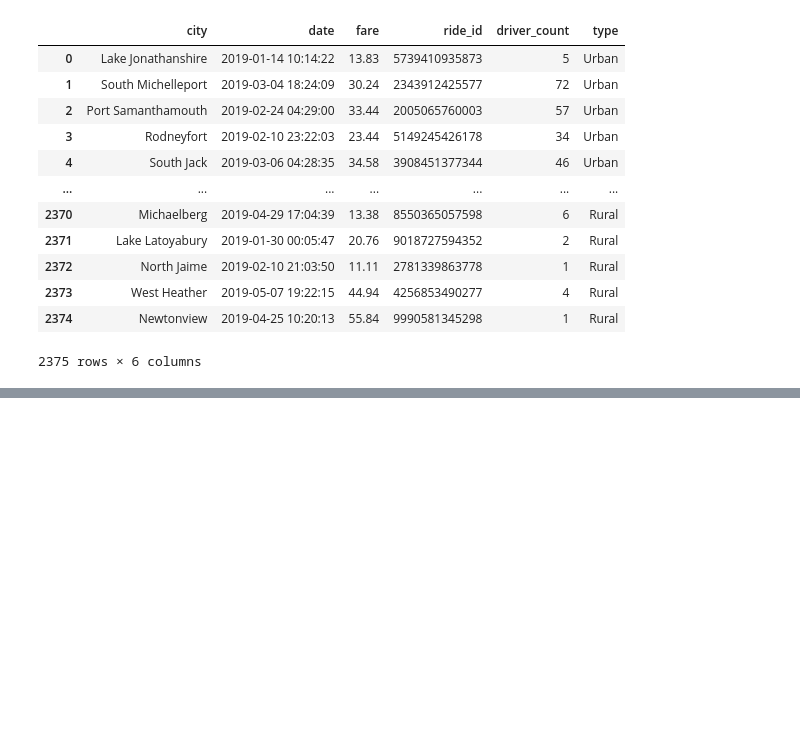
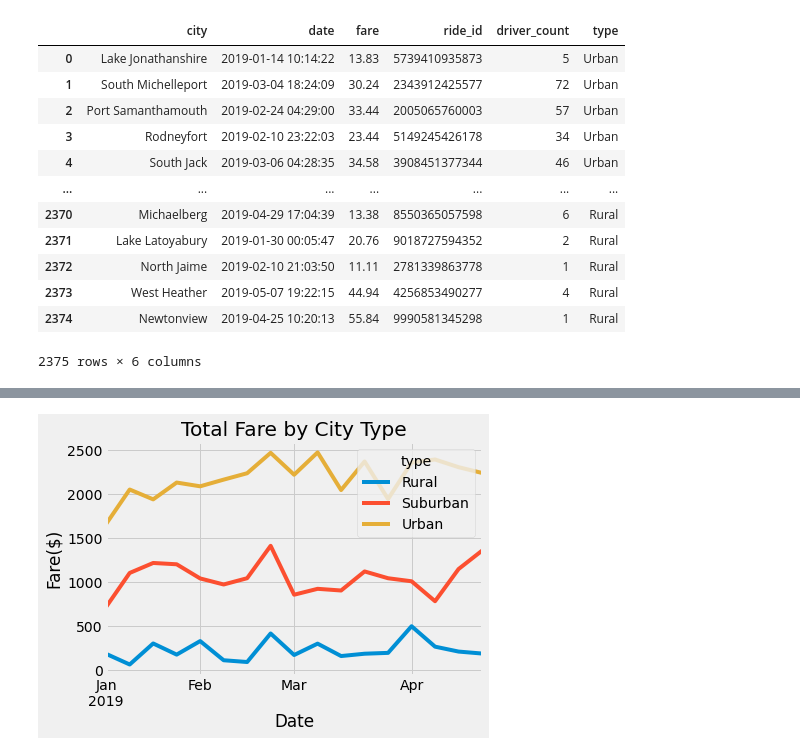
Before and after one commit to cmhume/PyBer_Analysis, a Jupyter notebook: PyBer_Challenge.ipynb, the cells around one changed output, grey strips where cells are left out. Cells and saved outputs as stored; diff of their text form; code cells hidden in the pictures; blank space fills up the shorter version.

Commit message:
added graph

```diff
--- a/PyBer_Challenge.ipynb
+++ b/PyBer_Challenge.ipynb
@@ -149,3 +164,5 @@ pyber_data_df
 # %%
 # 4. Create a pivot table with the 'date' as the index, the columns ='type', and values='fare'
 # to get the total fares for each type of city by the date.
+sum_fares_pivot_df = sum_fares_df.pivot(index="date", columns="type", values="fare")
+sum_fares_pivot_df
@@ -152,2 +184,4 @@ pyber_data_df
 # %%
 # 5. Create a new DataFrame from the pivot table DataFrame using loc on the given dates, '2019-01-01':'2019-04-29'.
+sum_fares_date_df = sum_fares_pivot_df.loc['2019-01-01':'2019-04-29']
+sum_fares_date_df
@@ -154,5 +203,5 @@ pyber_data_df
 # %%
 # 6. Set the "date" index to datetime datatype. This is necessary to use the resample() method in Step 8.
-# df.index = pd.to_datetime(df.index)
+sum_fares_date_df.index = pd.to_datetime(sum_fares_date_df.index)
 # %%
 # 7. Check that the datatype for the index is datetime using df.info()
@@ -159,2 +220,4 @@ pyber_data_df
 # %%
 # 8. Create a new DataFrame using the "resample()" function by week 'W' and get the sum of the fares for each week.
+fares_by_week_df = sum_fares_date_df.resample('W').sum()
+fares_by_week_df
@@ -161,7 +244,14 @@ pyber_data_df
 # %%
 # 8. Using the object-oriented interface method, plot the resample DataFrame using the df.plot() function.
-
+fares_by_week_df.plot()
+# Create labels for the x and y axes.
+plt.xlabel("Date")
+plt.ylabel("Fare($)")
+# Create a title.
+plt.title("Total Fare by City Type")
 # Import the style from Matplotlib.
 from matplotlib import style
 # Use the graph style fivethirtyeight.
 style.use('fivethirtyeight')
+# %% [output]
+[figure, added]
```
Also changed, not shown: parts of 7 cells of this notebook.
